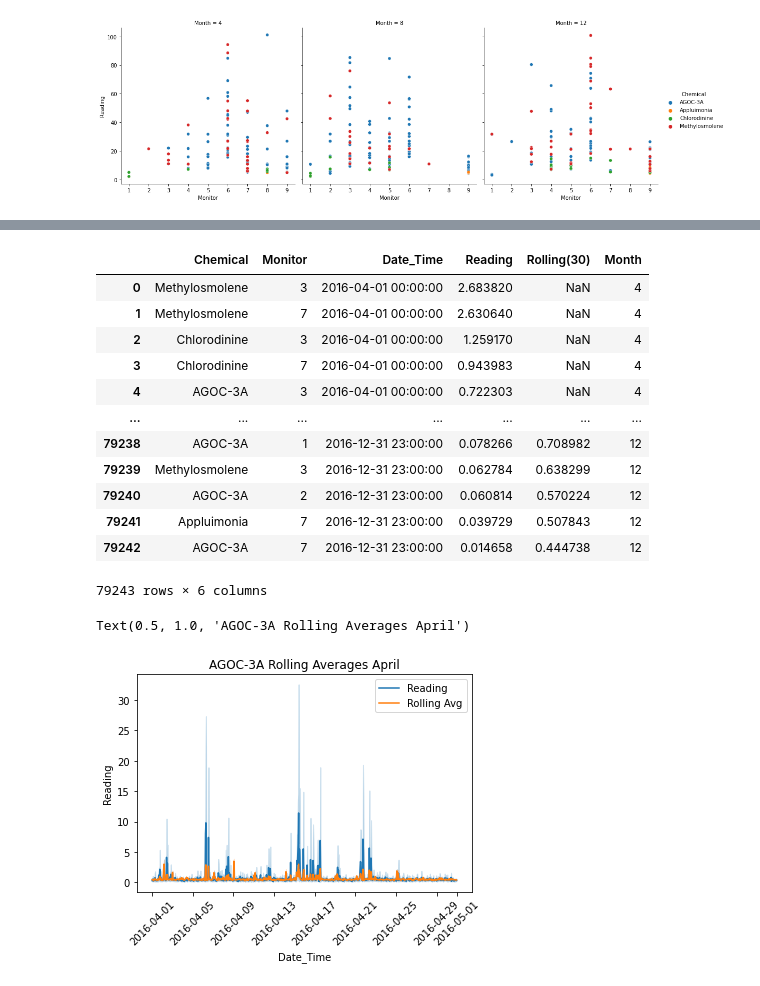
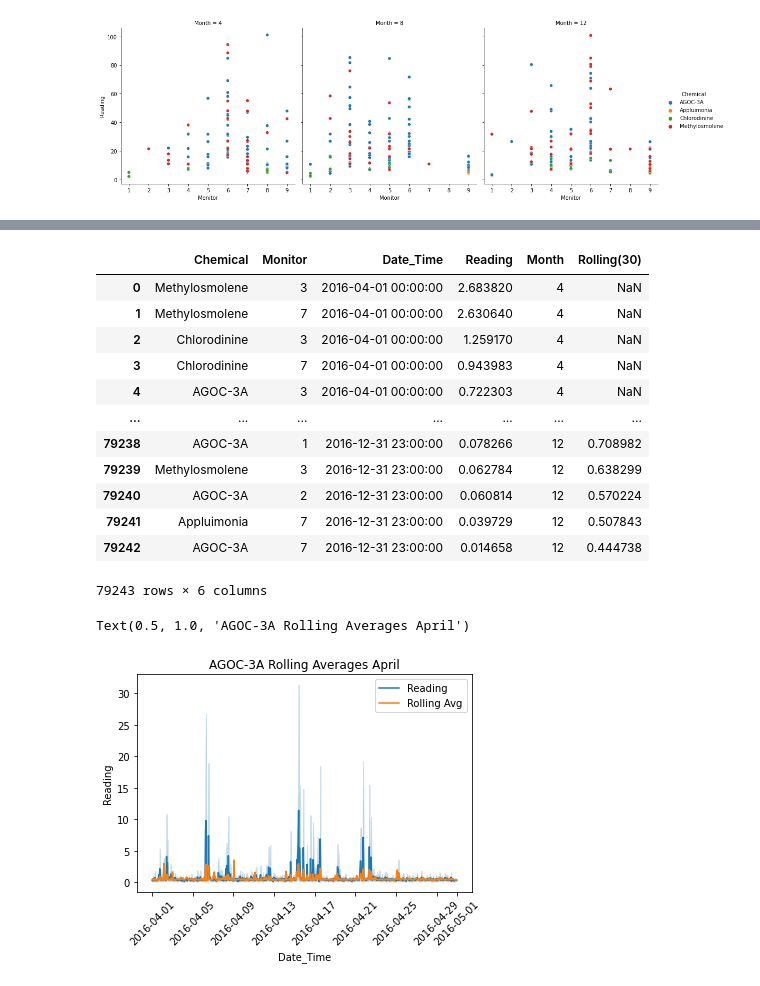
Before and after one commit to j-tice/capstone_final, a Jupyter notebook: EDA_and_Analysis/Megan_EDA_sensors_v2.ipynb, the cells around one changed output, grey strips where cells are left out. Cells and saved outputs as stored; diff of their text form; code cells hidden in the pictures.

```diff
--- a/EDA_and_Analysis/Megan_EDA_sensors_v2.ipynb
+++ b/EDA_and_Analysis/Megan_EDA_sensors_v2.ipynb
@@ -849,22 +843,22 @@ sig_all3.set_xticklabels(rotation=30)
 # %%
 # Rolling Average
 
 sensor_data['Month'] = pd.DatetimeIndex(sensor_data['Date_Time']).month
-sensor_data['Rolling(30)'] = rolling_data['Reading'].rolling(30).mean()
+sensor_data['Rolling(30)'] = sensor_data['Reading'].rolling(30).mean()
 sensor_data
 # %% [output]
-|  | Chemical | Monitor | Date_Time | Reading | Rolling(30) | Month |
-| 0 | Methylosmolene | 3 | 2016-04-01 00:00:00 | 2.683820 | NaN | 4 |
-| 1 | Methylosmolene | 7 | 2016-04-01 00:00:00 | 2.630640 | NaN | 4 |
-| 2 | Chlorodinine | 3 | 2016-04-01 00:00:00 | 1.259170 | NaN | 4 |
-| 3 | Chlorodinine | 7 | 2016-04-01 00:00:00 | 0.943983 | NaN | 4 |
-| 4 | AGOC-3A | 3 | 2016-04-01 00:00:00 | 0.722303 | NaN | 4 |
+|  | Chemical | Monitor | Date_Time | Reading | Month | Rolling(30) |
+| 0 | Methylosmolene | 3 | 2016-04-01 00:00:00 | 2.683820 | 4 | NaN |
+| 1 | Methylosmolene | 7 | 2016-04-01 00:00:00 | 2.630640 | 4 | NaN |
+| 2 | Chlorodinine | 3 | 2016-04-01 00:00:00 | 1.259170 | 4 | NaN |
+| 3 | Chlorodinine | 7 | 2016-04-01 00:00:00 | 0.943983 | 4 | NaN |
+| 4 | AGOC-3A | 3 | 2016-04-01 00:00:00 | 0.722303 | 4 | NaN |
 | ... | ... | ... | ... | ... | ... | ... |
-| 79238 | AGOC-3A | 1 | 2016-12-31 23:00:00 | 0.078266 | 0.708982 | 12 |
-| 79239 | Methylosmolene | 3 | 2016-12-31 23:00:00 | 0.062784 | 0.638299 | 12 |
-| 79240 | AGOC-3A | 2 | 2016-12-31 23:00:00 | 0.060814 | 0.570224 | 12 |
-| 79241 | Appluimonia | 7 | 2016-12-31 23:00:00 | 0.039729 | 0.507843 | 12 |
-| 79242 | AGOC-3A | 7 | 2016-12-31 23:00:00 | 0.014658 | 0.444738 | 12 |
+| 79238 | AGOC-3A | 1 | 2016-12-31 23:00:00 | 0.078266 | 12 | 0.708982 |
+| 79239 | Methylosmolene | 3 | 2016-12-31 23:00:00 | 0.062784 | 12 | 0.638299 |
+| 79240 | AGOC-3A | 2 | 2016-12-31 23:00:00 | 0.060814 | 12 | 0.570224 |
+| 79241 | Appluimonia | 7 | 2016-12-31 23:00:00 | 0.039729 | 12 | 0.507843 |
+| 79242 | AGOC-3A | 7 | 2016-12-31 23:00:00 | 0.014658 | 12 | 0.444738 |
 79243 rows × 6 columns
 # %%
 rolling_agoc_april = sensor_data[(sensor_data.Chemical == 'AGOC-3A') & (sensor_data.Month == 4)]
@@ -875,4 +869,4 @@ plt.xticks(rotation=45)
 plt.title('AGOC-3A Rolling Averages April')
 # %% [output]
 Text(0.5, 1.0, 'AGOC-3A Rolling Averages April')
-[figure, old version]
+[figure, new version]
```
Also changed, not shown: parts of 5 cells of this notebook.
